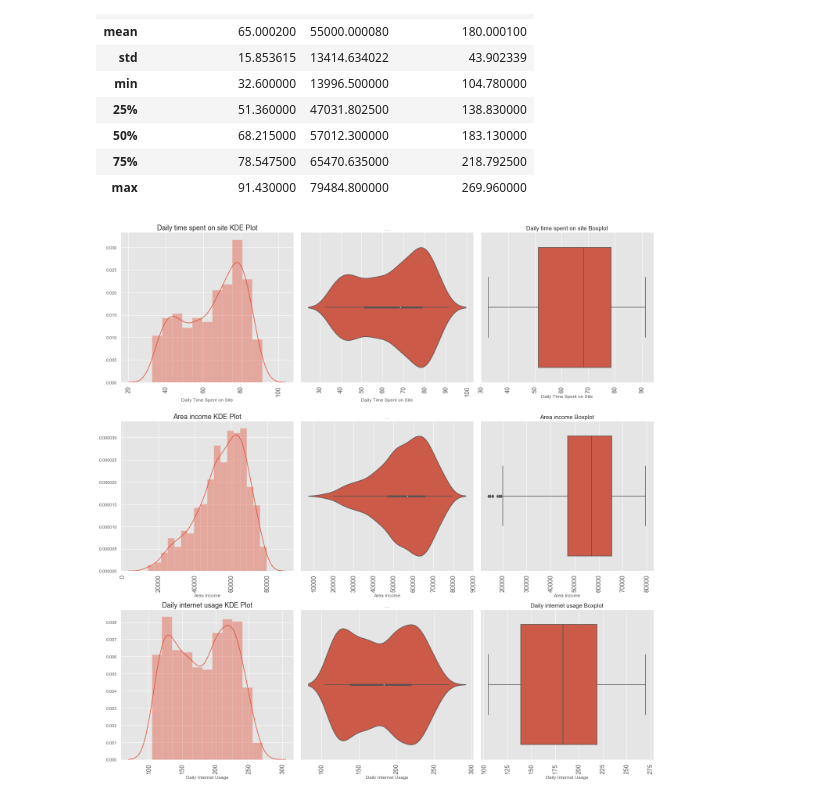
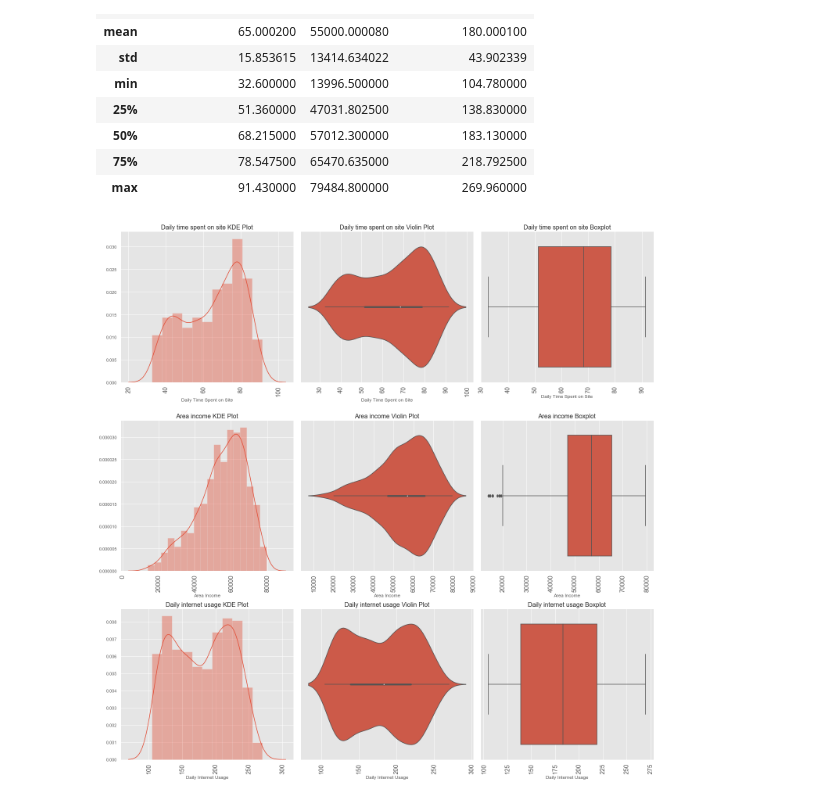
Before and after one commit to sahilkamboj3/AdSuccessPredictor, a Jupyter notebook: Data Visualization.ipynb, the cells around one changed output. Cells and saved outputs as stored; diff of their text form; code cells hidden in the pictures.

```diff
--- a/Data Visualization.ipynb
+++ b/Data Visualization.ipynb
@@ -160,7 +163,8 @@ cats.extend(['Country'])
 # %%
-combos = itertools.combinations(['Line_Length', 'Line_Words', 'Gender Labeled', 'Age'], 2)
+combos = itertools.combinations(['Line_Words', 'Gender Labeled', 'Age'], 2)
+# 'Line_Length'
 
-fig1 = plt.figure(1, figsize=(20, 60))
+fig2 = plt.figure(1, figsize=(20, 60))
 i = 0
 
 for pair in combos:
@@ -179,16 +188,17 @@ for pair in combos:
 # %%
-combos = itertools.combinations(['Line_Length', 'Line_Words', 'Gender Labeled', 'Age'], 2)
+# combos = itertools.combinations(['Line_Length', 'Line_Words', 'Gender Labeled', 'Age'], 2)
 
-fig1 = plt.figure(1, figsize=(20, 60))
-i = 0
+# fig3 = plt.figure(1, figsize=(20, 60))
+# i = 0
 
-for pair in combos:
-    i += 1
-    ax = plt.subplot(6, 1, i)
+# for pair in combos:
+#     i += 1
+#     ax = plt.subplot(6, 1, i)
 
-    sns.countplot(x=df[pair[0]], hue=df[pair[1]])
-    ax.set_title(f'{pair[0]} bifurcated by {pair[1]}', fontsize=fontsize)
-    ax.set_xlabel(pair[0], fontsize=fontsize)
+#     sns.countplot(x=df[pair[0]], hue=df[pair[1]])
+#     ax.set_title(f'{pair[0]} bifurcated by {pair[1]}', fontsize=fontsize)
+#     ax.set_xlabel(pair[0], fontsize=fontsize)
 
-    plt.xticks(fontsize=fontsize)
-    plt.tight_layout()
+#     plt.xticks(fontsize=fontsize)
+#     ax.get_legend().remove()
+#     plt.tight_layout()
@@ -209,29 +217,29 @@ df_nums.describe()
 | 75% | 78.547500 | 65470.635000 | 218.792500 |
 | max | 91.430000 | 79484.800000 | 269.960000 |
 # %%
-fig2 = plt.figure(1, figsize=(20, 20))
+fig4 = plt.figure(1, figsize=(20, 20))
 i = 0
 
 for num in nums:
     i += 1
     ax = plt.subplot(len(nums), 3, i)
     sns.distplot(df[num])
-    ax.set_title(f'{num.capitalize()} KDE Plot', fontsize=17.5)
+    ax.set_title(f'{num.capitalize()} KDE Plot', fontsize=fontsize)
     plt.xticks(rotation=90, fontsize=fontsize)
     plt.tight_layout()
 
     i += 1
     ax2 = plt.subplot(len(nums), 3, i)
-    sns.violinplot(df[num])
-    ax2.set_title(f'{num.capitalize()} Violin Plot', fontsize=1)
+    sns.violinplot(df[num], hue=df['Clicked on Ad'])
+    ax2.set_title(f'{num.capitalize()} Violin Plot', fontsize=fontsize)
     plt.xticks(rotation=90, fontsize=fontsize)
     plt.tight_layout()
 
     i += 1
     ax3 = plt.subplot(len(nums), 3, i)
-    sns.boxplot(df[num])
-    ax3.set_title(f'{num.capitalize()} Boxplot', fontsize=15)
+    sns.boxplot(df[num], hue=df['Clicked on Ad'])
+    ax3.set_title(f'{num.capitalize()} Boxplot', fontsize=fontsize)
     plt.xticks(rotation=90, fontsize=fontsize)
     plt.tight_layout()
 # %% [output]
-[figure, old version]
+[figure, new version]
```
Also changed, not shown: parts of 37 cells of this notebook.
